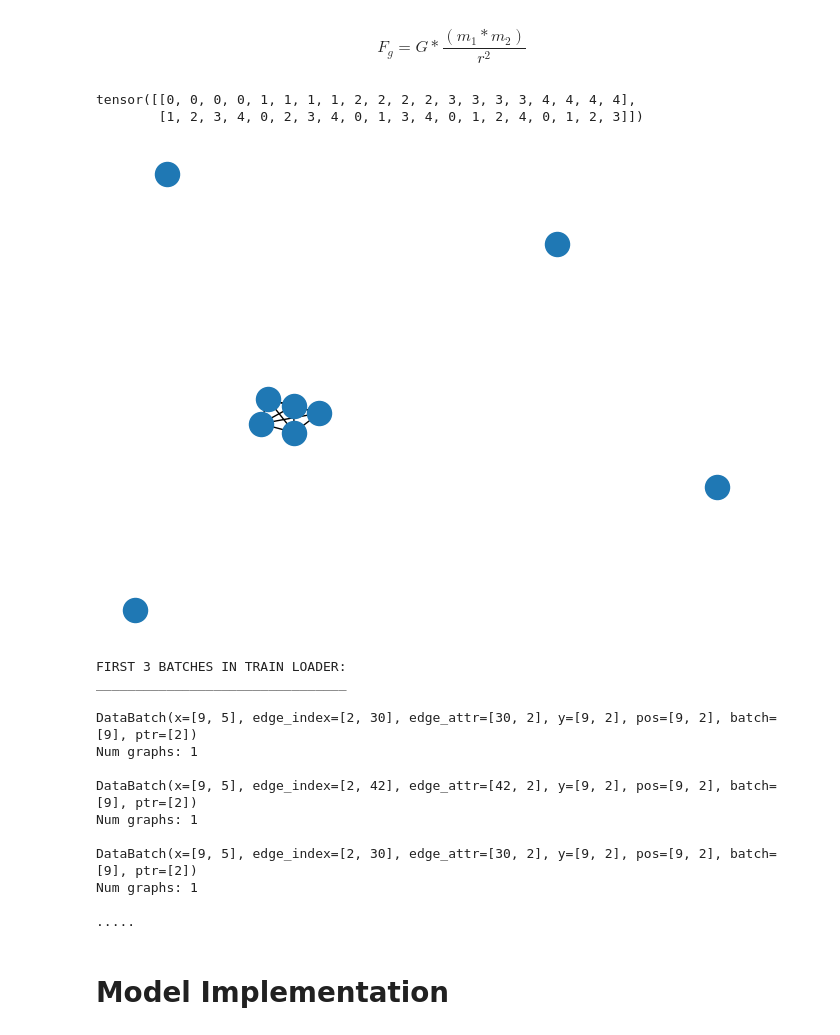
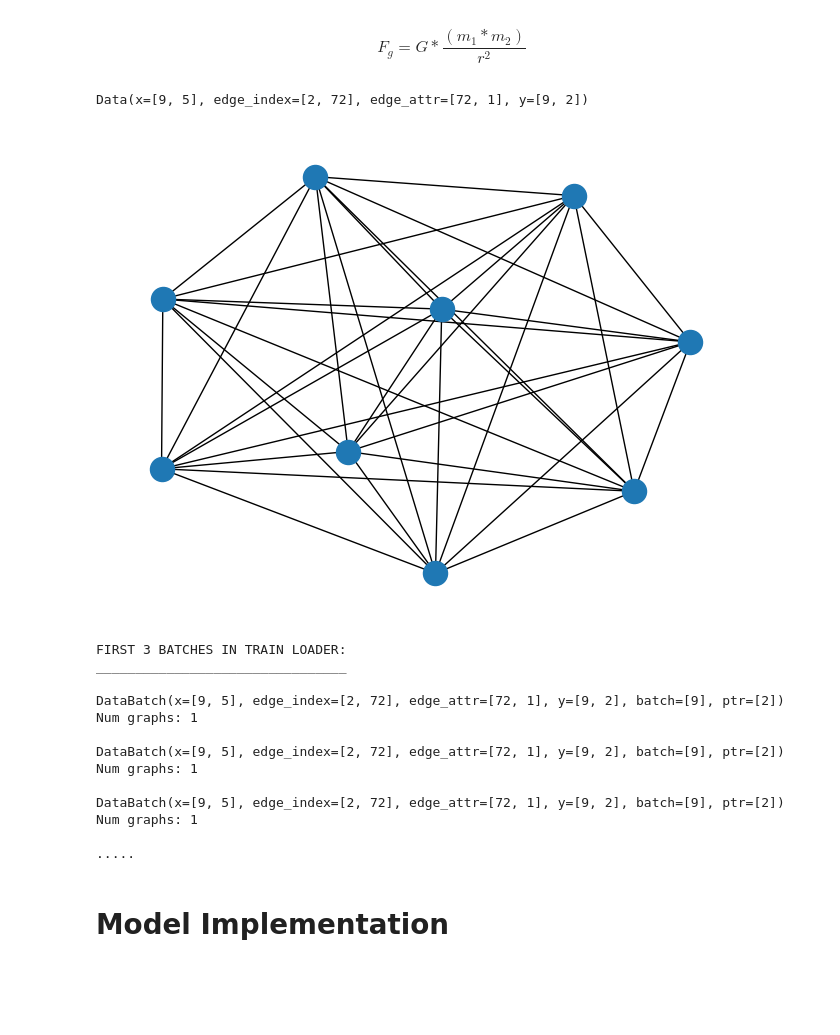
Before and after one commit to JasperLinders/tue-deeplearning, a Jupyter notebook: assignments/assignment_2/Assignment_2_Version_GNN.ipynb, the cells around one changed output. Cells and saved outputs as stored; diff of their text form; code cells hidden in the pictures; blank space fills up the shorter version.

```diff
--- a/assignments/assignment_2/Assignment_2_Version_GNN.ipynb
+++ b/assignments/assignment_2/Assignment_2_Version_GNN.ipynb
@@ -229,13 +192,7 @@ from torch_geometric.data import Data
 # Function to process a single data point
 def create_graph_Fg(data_points, labels):
 
-    # Select the desired columns using the mask
-    mask = np.ones(data_points.shape[1], dtype=bool)
-    mask[[1,2]] = False
-    #Create node features
-    node_features = data_points
-    # Create node positions
-    node_positions = data_points[:,1:3]
+    nodes = data_points
 
     # print(node_features)
     # print(node_positions)
@@ -248,46 +205,35 @@ def create_graph_Fg(data_points, labels):
             if i != j:
                 # print(nodes[i])
                 # print(nodes[j])
-                pos = node_positions[j] - node_positions[i]
+                pos = nodes[i,1:3] - nodes[j,1:3]
                 r_sq = torch.square(torch.norm(pos))        # Euclidian Distance
-                m_sq = node_features[i][0] * node_features[j][0]            # Masses multiplied
+                m_sq = nodes[i][0] * nodes[j][0]            # Masses multiplied
                 F_g = m_sq / r_sq                           # Gravitational Force
-                # print(F_g)
 
-                if F_g > 0:                               # Define when an edge can be created
-                    edge_indices.append([i, j])
-                    edge_features.append([m_sq, r_sq])
-                # edge_features.append([r_sq])
+                edge_indices.append([i, j])
+                edge_features.append([r_sq])
 
     edge_indices = torch.tensor(edge_indices).t().contiguous()
     edge_features = torch.FloatTensor(edge_features)
 
-    data = Data(x=node_features, pos=node_positions, edge_index=edge_indices, edge_attr=edge_features, y=labels)
+    data = Data(x=nodes, edge_index=edge_indices, edge_attr=edge_features, y=labels)
 
     return data
 # %%
-import random
-idx = random.randint(0, len(X_train)-1)
-ok = create_graph_Fg(X_train[idx], y_train[idx])
-# print(X_train[idx])
-ok.edge_index
+idx = 0
+test_g = create_graph_Fg(X_train[idx], y_train[idx])
+test_g
 # %% [output]
-tensor([[0, 0, 0, 0, 1, 1, 1, 1, 2, 2, 2, 2, 3, 3, 3, 3, 4, 4, 4, 4],
-        [1, 2, 3, 4, 0, 2, 3, 4, 0, 1, 3, 4, 0, 1, 2, 4, 0, 1, 2, 3]])
+Data(x=[9, 5], edge_index=[2, 72], edge_attr=[72, 1], y=[9, 2])
 # %%
 import networkx as nx
 import torch_geometric
 
-edge_index = ok.edge_index
-edge_attr = ok.edge_attr
-# print(edge_attr)
-x = ok.x
-
-data = ok
+data = test_g
 g = torch_geometric.utils.to_networkx(data, to_undirected=True)
 nx.draw(g)
 # %% [output]
-[figure, old version]
+[figure, new version]
 # %%
 from torch_geometric.loader import DataLoader
 
@@ -322,13 +268,13 @@ print('.....')
 FIRST 3 BATCHES IN TRAIN LOADER:
 ________________________________
 
-DataBatch(x=[9, 5], edge_index=[2, 30], edge_attr=[30, 2], y=[9, 2], pos=[9, 2], batch=[9], ptr=[2])
+DataBatch(x=[9, 5], edge_index=[2, 72], edge_attr=[72, 1], y=[9, 2], batch=[9], ptr=[2])
 Num graphs: 1
 
-DataBatch(x=[9, 5], edge_index=[2, 42], edge_attr=[42, 2], y=[9, 2], pos=[9, 2], batch=[9], ptr=[2])
+DataBatch(x=[9, 5], edge_index=[2, 72], edge_attr=[72, 1], y=[9, 2], batch=[9], ptr=[2])
 Num graphs: 1
 
-DataBatch(x=[9, 5], edge_index=[2, 30], edge_attr=[30, 2], y=[9, 2], pos=[9, 2], batch=[9], ptr=[2])
+DataBatch(x=[9, 5], edge_index=[2, 72], edge_attr=[72, 1], y=[9, 2], batch=[9], ptr=[2])
 Num graphs: 1
 
 .....
```
Also changed, not shown: parts of 16 cells of this notebook, 3 other files.
